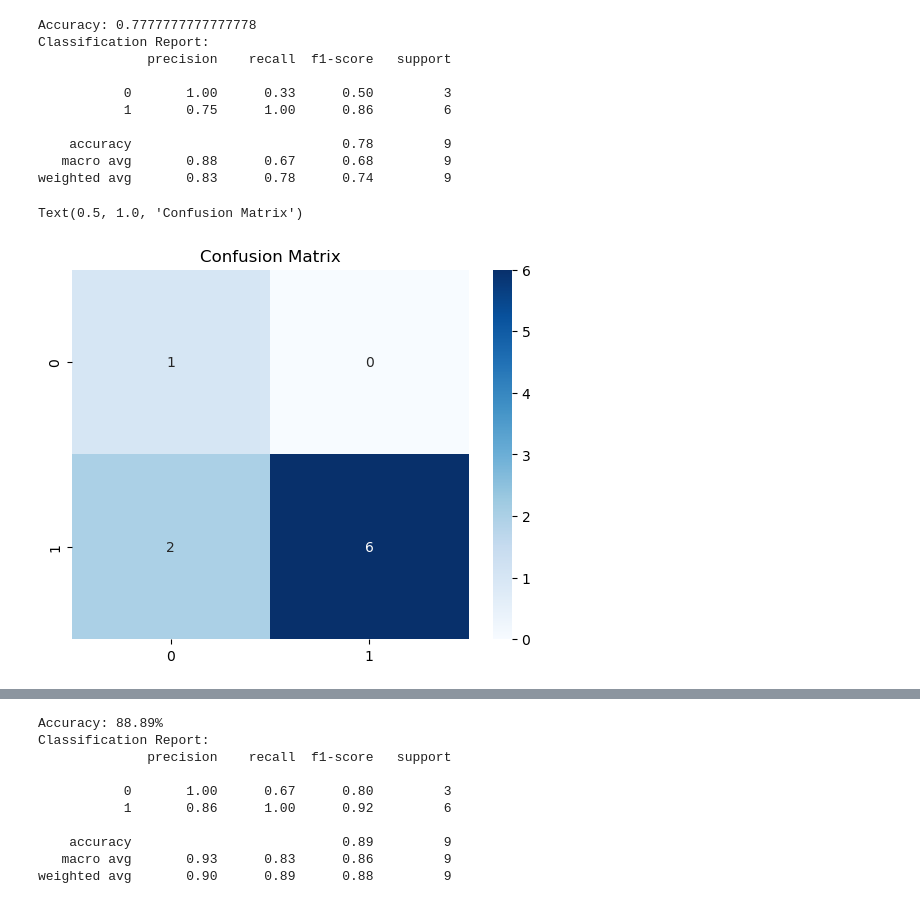
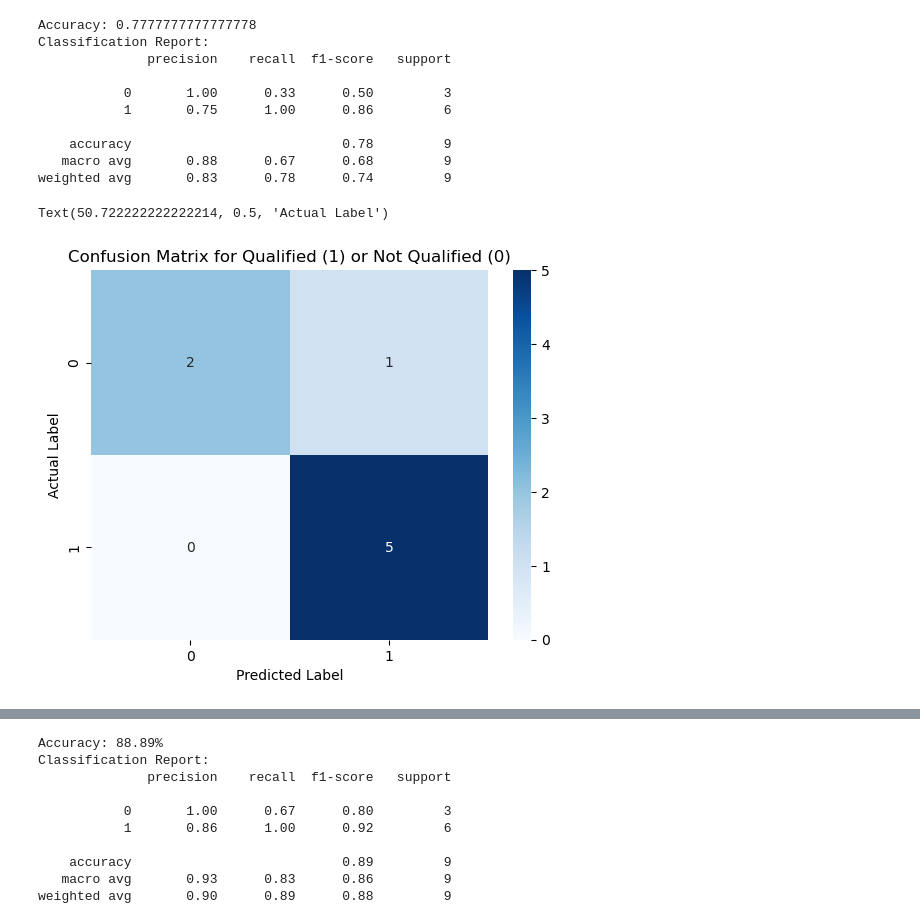
Before and after one commit to henry-AY/ResumeScreening, a Jupyter notebook: Resume_Screening.ipynb, the cells around one changed output, grey strips where cells are left out. Cells and saved outputs as stored; diff of their text form; code cells hidden in the pictures.

```diff
--- a/Resume_Screening.ipynb
+++ b/Resume_Screening.ipynb
@@ -841,14 +841,16 @@ weighted avg       0.83      0.78      0.74         9
 # %%
 #Confusion matrix of results:
 from sklearn.metrics import confusion_matrix, ConfusionMatrixDisplay
 
 # Compute the confusion matrix
-conf = confusion_matrix(y_pred, y_test)
+conf = confusion_matrix(y_test, y_pred)
 
 # Display the confusion matrix
 sns.heatmap(conf, annot = True, cmap = "Blues")
-plt.title("Confusion Matrix")
+plt.title("Confusion Matrix for Qualified (1) or Not Qualified (0)")
+plt.xlabel("Predicted Label")
+plt.ylabel("Actual Label")
 # %% [output]
-Text(0.5, 1.0, 'Confusion Matrix')
+Text(50.722222222222214, 0.5, 'Actual Label')
-[figure, old version]
+[figure, new version]
 # %% [markdown]
```
Also changed, not shown: parts of 1 cell of this notebook.
